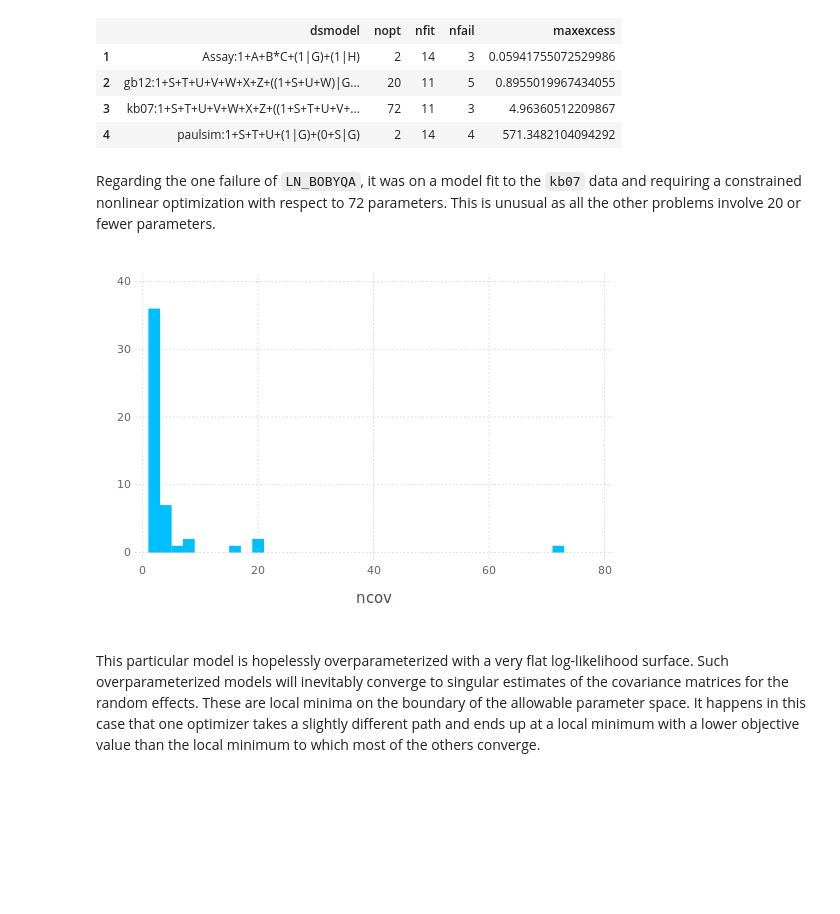
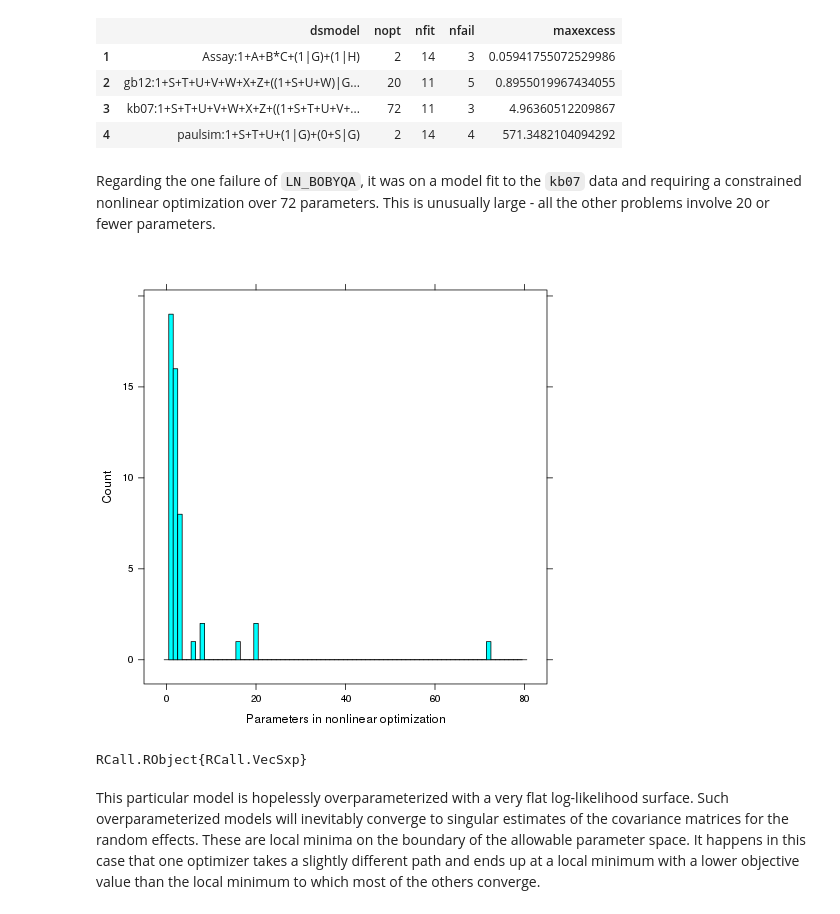
Before and after one commit to dmbates/JSM, a Jupyter notebook: TimingResults.ipynb, the cells around one changed output. Cells and saved outputs as stored; diff of their text form; code cells hidden in the pictures; blank space fills up the shorter version.

```diff
--- a/TimingResults.ipynb
+++ b/TimingResults.ipynb
@@ -116,12 +99,18 @@ modelexcess = @by(results, :dsmodel, nopt = :nopt[1], nfit = length(:excess),
 | 3 | kb07:1+S+T+U+V+W+X+Z+((1+S+T+U+V+... | 72 | 11 | 3 | 4.96360512209867 |
 | 4 | paulsim:1+S+T+U+(1|G)+(0+S|G) | 2 | 14 | 4 | 571.3482104094292 |
 # %% [markdown]
-Regarding the one failure of `LN_BOBYQA`, it was on a model fit to the `kb07` data and requiring a constrained nonlinear optimization with respect to 72 parameters.  This is unusual as all the other problems involve 20 or fewer parameters.
+Regarding the one failure of `LN_BOBYQA`, it was on a model fit to the `kb07` data and requiring a constrained nonlinear optimization over 72 parameters.  This is unusually large - all the other problems involve 20 or fewer parameters.
-# %%
-plot(@by(results, :dsmodel, ncov = unique(:nopt)), x = "ncov",
-  Geom.histogram)
-# %% [output]
-[figure, removed]
+# %%
+nopt = @by(results, :dsmodel, nopt = :nopt[1])
+R"""
+library(lattice)
+suppressMessages(library(ggplot2))
+histogram(~ nopt, $nopt, xlab = "Parameters in nonlinear optimization",
+type = "count", breaks = (1:80) - 0.5)
+"""
+# %% [output]
+[figure, added]
+RCall.RObject{RCall.VecSxp}
 # %% [markdown]
 This particular model is hopelessly overparameterized with a very flat log-likelihood surface.  Such overparameterized models will inevitably converge to singular estimates of the covariance matrices for the random effects. These are local minima on the boundary of the allowable parameter space.  It happens in this case that one optimizer takes a slightly different path and ends up at a local minimum with a lower objective value than the local minimum to which most of the others converge.
 # %%
```
Also changed, not shown: parts of 22 cells of this notebook, 1 other file.
